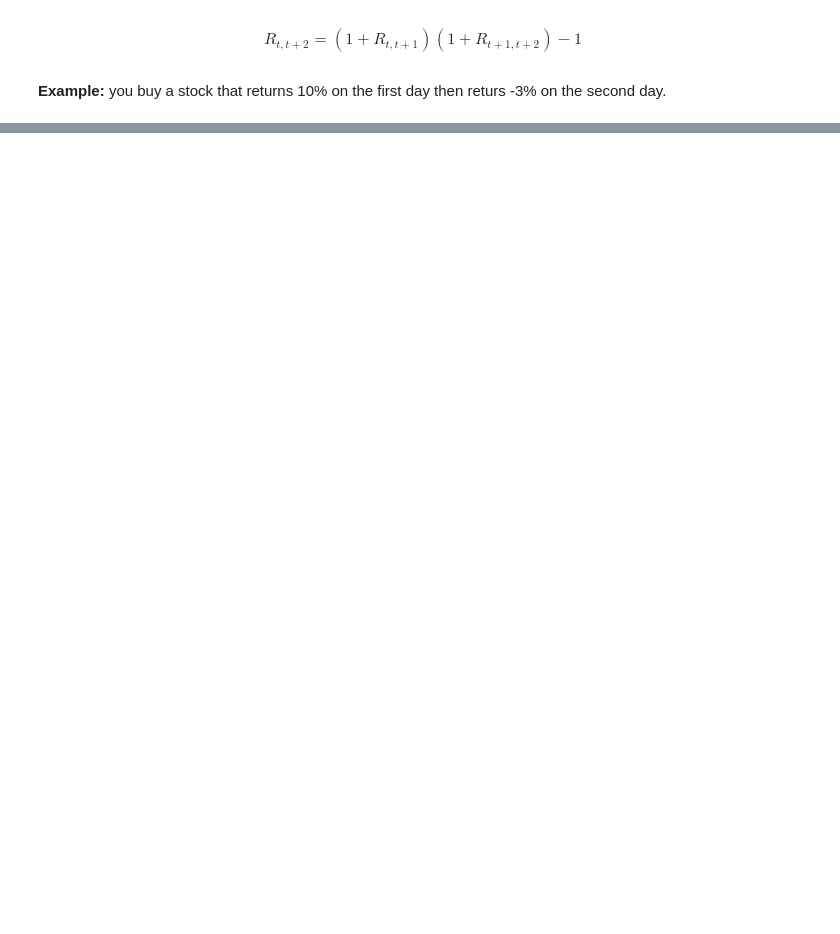
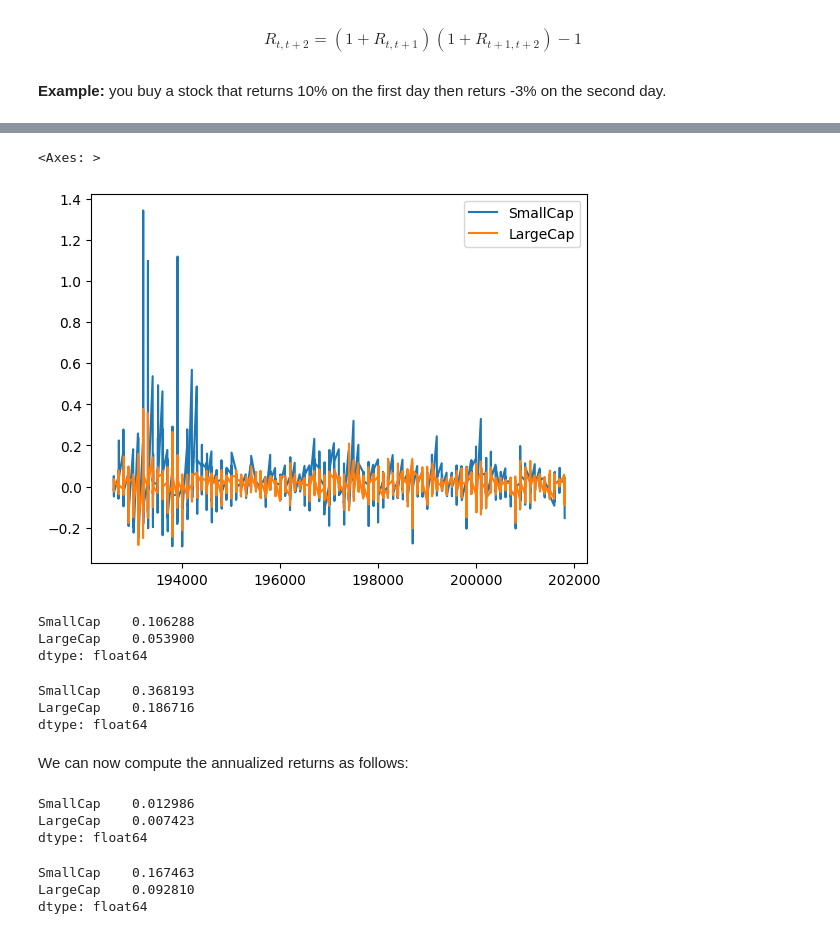
Before and after one commit to jujopo/introduction-portfolio-construction-and-analysis-with-python, a Jupyter notebook: notebooks/portfolio-construction-and-analysis/module_1_analysing_returns.ipynb, the cells around one changed output, grey strips where cells are left out. Cells and saved outputs as stored; diff of their text form; code cells hidden in the pictures; blank space fills up the shorter version.

```diff
--- a/notebooks/portfolio-construction-and-analysis/module_1_analysing_returns.ipynb
+++ b/notebooks/portfolio-construction-and-analysis/module_1_analysing_returns.ipynb
@@ -51,0 +394,3 @@ $$ (1+0.10)(1-0.03)-1 $$
+# %%
+returns = pd.read_csv('../../data/Portfolios_Formed_on_ME_monthly_EW.csv',
+            header=0, index_col=0, parse_dates=True, na_values=-99.99)
@@ -51,0 +406,5 @@ $$ (1+0.10)(1-0.03)-1 $$
+# %%
+columns = ['Lo 10', 'Hi 10']
+
+returns = returns[columns]
+returns.head()
@@ -51,0 +420,3 @@ $$ (1+0.10)(1-0.03)-1 $$
+# %%
+returns = returns / 100
+returns.head()
@@ -51,0 +430,3 @@ $$ (1+0.10)(1-0.03)-1 $$
+# %%
+returns.columns = ['SmallCap', 'LargeCap']
+returns.head()
@@ -51,0 +440,35 @@ $$ (1+0.10)(1-0.03)-1 $$
+# %%
+returns.plot.line()
+# %% [output]
+<Axes: >
+[figure, added]
+# %%
+returns.std()
+# %% [output]
+SmallCap    0.106288
+LargeCap    0.053900
+dtype: float64
+# %%
+annualized_vol = returns.std() * np.sqrt(12)
+annualized_vol
+# %% [output]
+SmallCap    0.368193
+LargeCap    0.186716
+dtype: float64
+# %% [markdown]
+We can now compute the annualized returns as follows:
+# %%
+n_months = returns.shape[0]
+return_per_month = (returns + 1).prod() ** (1 / n_months) - 1
+return_per_month
+# %% [output]
+SmallCap    0.012986
+LargeCap    0.007423
+dtype: float64
+# %%
+annualized_return = (return_per_month + 1) ** 12 - 1
+annualized_return
+# %% [output]
+SmallCap    0.167463
+LargeCap    0.092810
+dtype: float64
```
Also changed, not shown: parts of 118 cells of this notebook, 1 other file.
